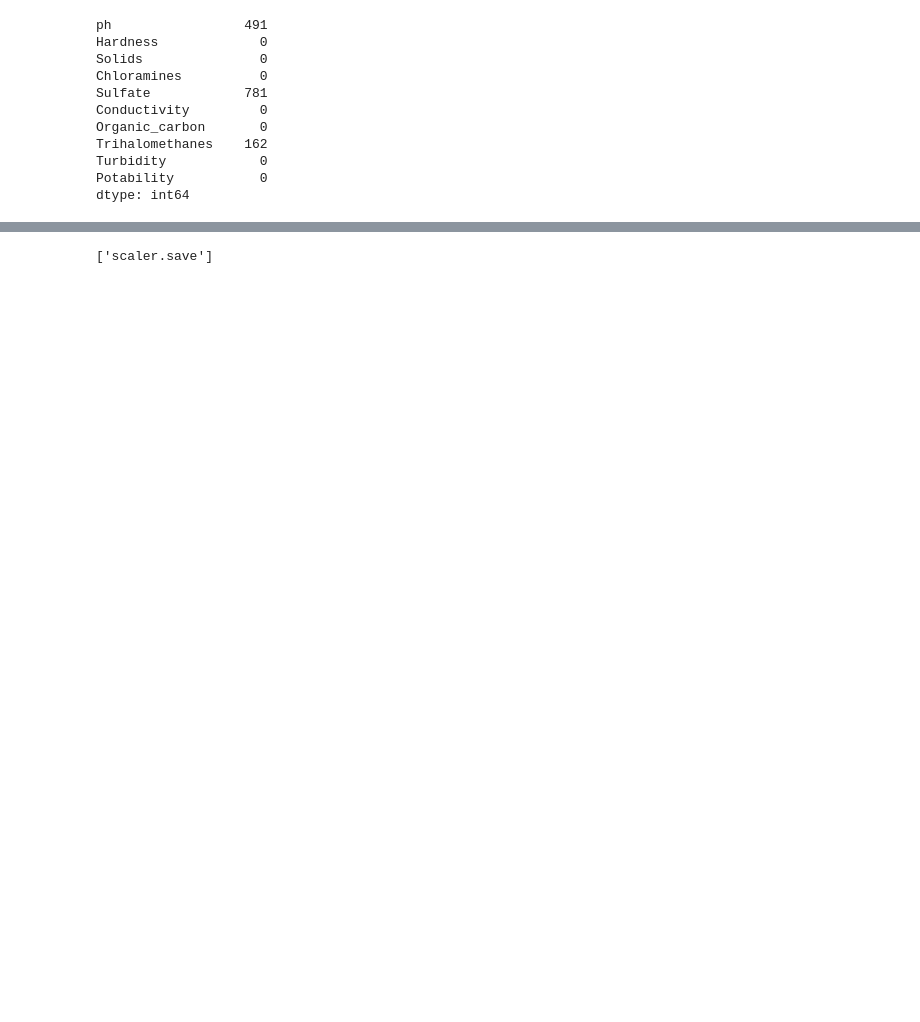
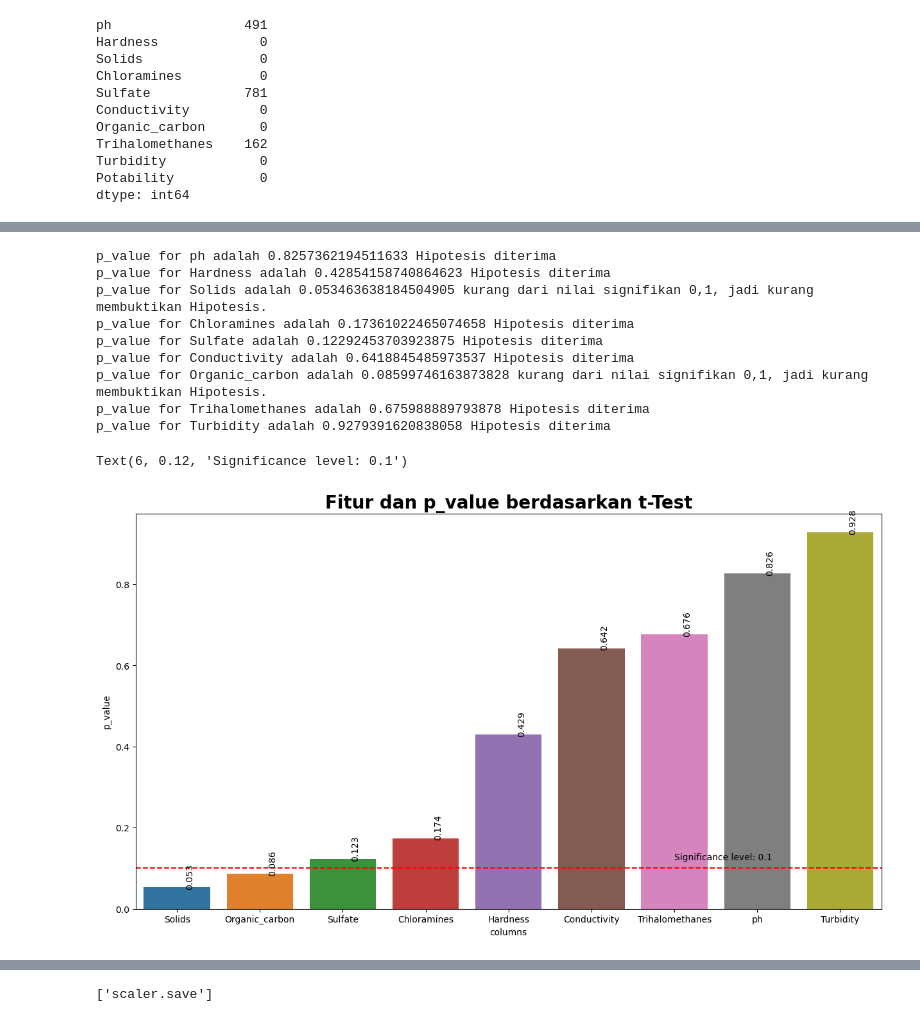
Before and after one commit to Haidir1/UAS-Kelompok-5, a Jupyter notebook: water_potability.ipynb, the cells around one changed output, grey strips where cells are left out. Drawn from its saved outputs; the diff is of its cells as text; code cells hidden in the pictures; blank space fills up the shorter version.

```diff
--- a/water_potability.ipynb
+++ b/water_potability.ipynb
@@ -284,0 +175,37 @@ Confusion matrix of Support vector Machine :
+# %%
+from scipy.stats import ttest_ind
+p_val=[]
+for i in int_cols:
+    pota_1 = df[df['Potability']==1][i]
+    pota_0 = df[df['Potability']==0][i]
+    stat, p_value=ttest_ind(pota_1, pota_0)
+    p_val.append(np.round(p_value,3))
+    if p_value <0.1:
+        print(f"p_value for {i} adalah {p_value} kurang dari nilai signifikan 0,1, jadi kurang membuktikan Hipotesis.")
+    else:
+        print(f"p_value for {i} adalah {p_value} Hipotesis diterima")
+
+stats_test=pd.DataFrame(columns=['columns','p_value'])
+stats_test['columns']=int_cols
+stats_test['p_value']=p_val
+stats_test.sort_values(by=['p_value'], ascending=True, inplace=True)
+
+fig=plt.figure(figsize=(15,8))
+ax=sns.barplot(data=stats_test, x='columns',y='p_value')
+plt.title("Fitur dan p_value berdasarkan t-Test", size=20, weight='bold')
+for i in ax.patches:
+    ax.text(x=i.get_x()+0.5, y=i.get_height(), s=i.get_height(), rotation=90)
+ax.axhline(y=0.1, color='red', ls='--')
+ax.text(x=6, y=0.12, s="Significance level: 0.1")
+# %% [output]
+p_value for ph adalah 0.8257362194511633 Hipotesis diterima
+p_value for Hardness adalah 0.42854158740864623 Hipotesis diterima
+p_value for Solids adalah 0.053463638184504905 kurang dari nilai signifikan 0,1, jadi kurang membuktikan Hipotesis.
+p_value for Chloramines adalah 0.17361022465074658 Hipotesis diterima
+p_value for Sulfate adalah 0.12292453703923875 Hipotesis diterima
+p_value for Conductivity adalah 0.6418845485973537 Hipotesis diterima
+p_value for Organic_carbon adalah 0.08599746163873828 kurang dari nilai signifikan 0,1, jadi kurang membuktikan Hipotesis.
+p_value for Trihalomethanes adalah 0.675988889793878 Hipotesis diterima
+p_value for Turbidity adalah 0.9279391620838058 Hipotesis diterima
+Text(6, 0.12, 'Significance level: 0.1')
+[figure, added]
```
Also changed, not shown: parts of 41 cells of this notebook, 2 other files.
